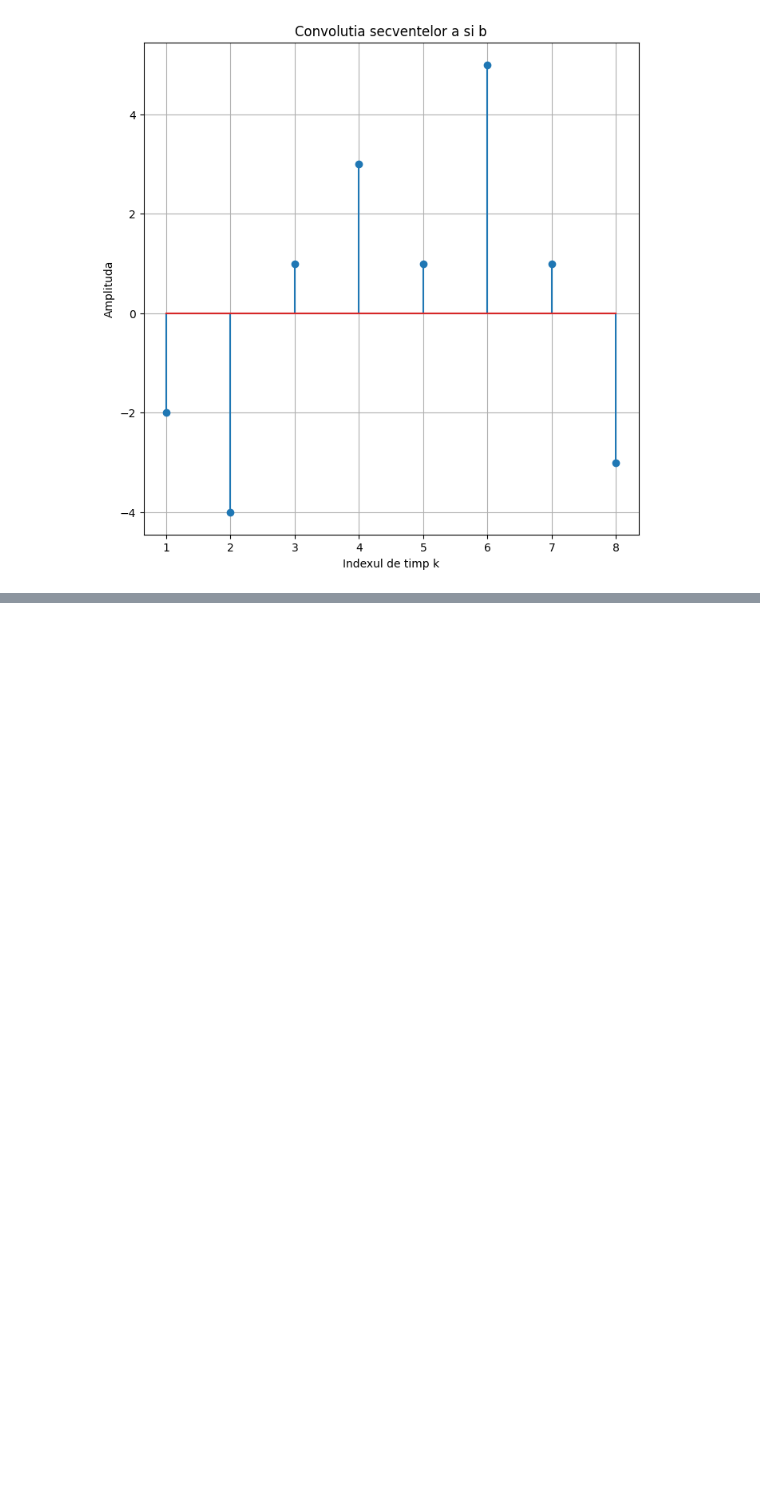
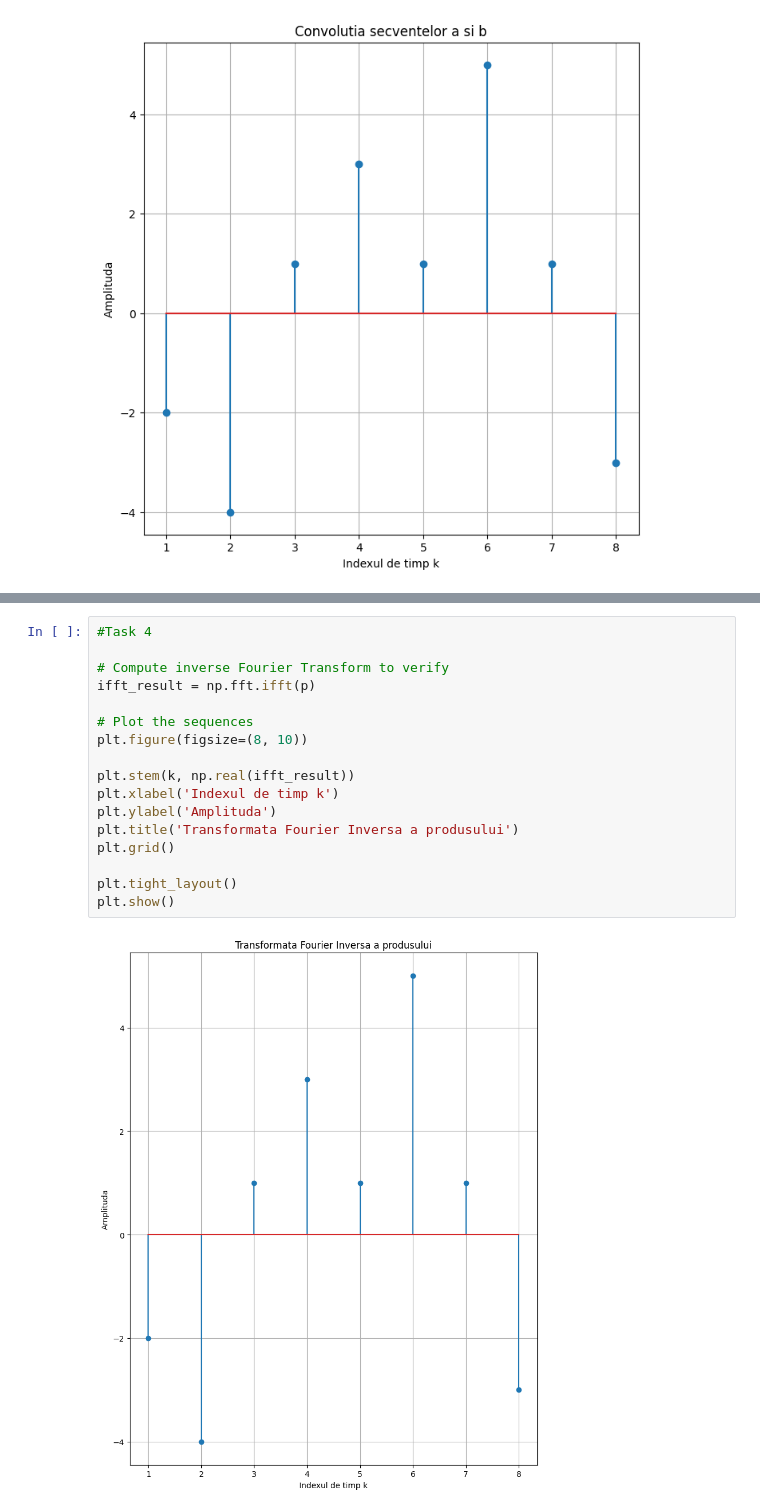
Before and after one commit to KaBoomKaBoom/PS_Labs, a Jupyter notebook: Lab2/Lab2.ipynb, the cells around one changed output, grey strips where cells are left out. Cells and saved outputs as stored; diff of their text form; blank space fills up the shorter version.

Commit message:
Task 4,5 for Lab2

```diff
--- a/Lab2/Lab2.ipynb
+++ b/Lab2/Lab2.ipynb
@@ -91,3 +88,22 @@ plt.tight_layout()
 plt.show()
 # %% [output]
 [figure]
+# %%
+#Task 4
+
+# Compute inverse Fourier Transform to verify
+ifft_result = np.fft.ifft(p)
+
+# Plot the sequences
+plt.figure(figsize=(8, 10))
+
+plt.stem(k, np.real(ifft_result))
+plt.xlabel('Indexul de timp k')
+plt.ylabel('Amplituda')
+plt.title('Transformata Fourier Inversa a produsului')
+plt.grid()
+
+plt.tight_layout()
+plt.show()
+# %% [output]
+[figure, added]
```
Also changed, not shown: parts of 2 cells of this notebook.
